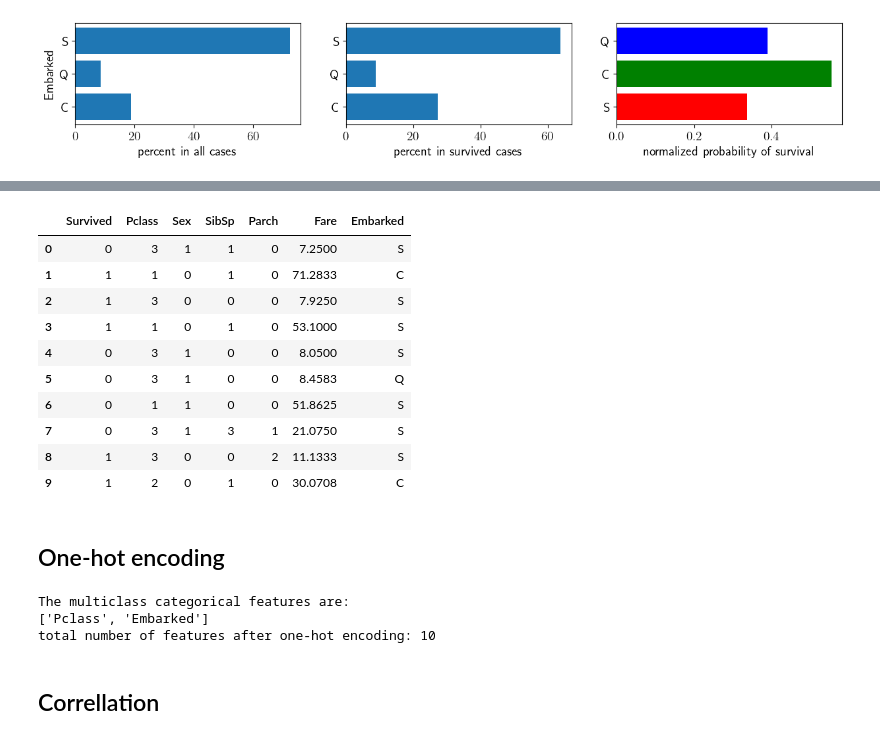
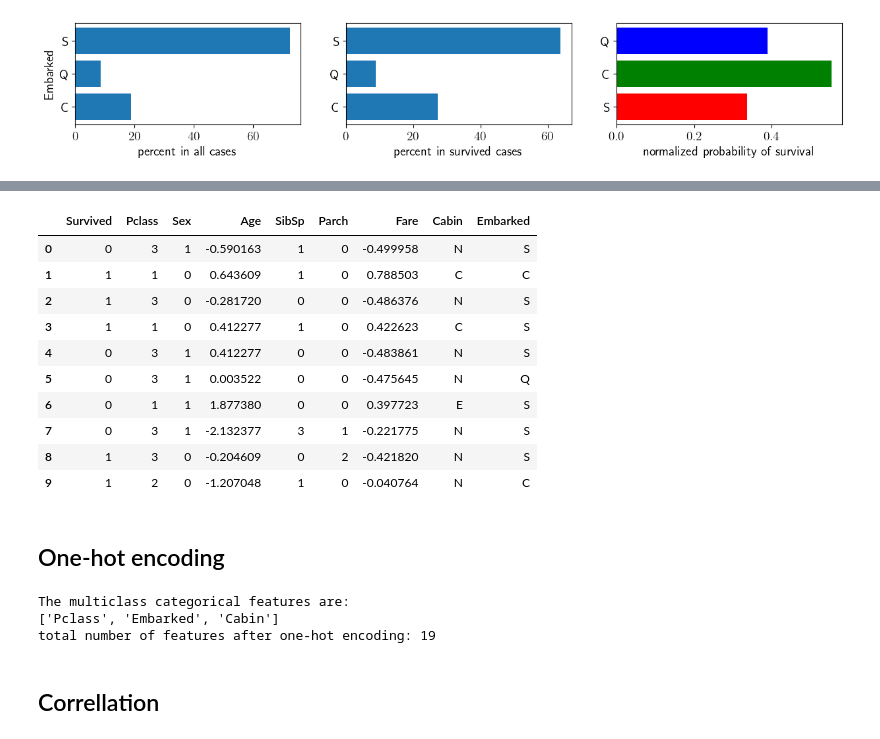
Before and after one commit to rfjd/Machine-Learning, a Jupyter notebook: kaggle/Competitions/Titanic/titanic.ipynb, the cells around one changed output, grey strips where cells are left out. Saved outputs shown, nothing was run; the diff lists cells and outputs as text; code cells hidden in the pictures.

```diff
--- a/kaggle/Competitions/Titanic/titanic.ipynb
+++ b/kaggle/Competitions/Titanic/titanic.ipynb
@@ -179,6 +182,7 @@ Length: 89, dtype: int64
 # %%
 mean_Age = data_train['Age'].mean()
 data_train['Age'] = data_train['Age'].fillna(mean_Age)
+data_test['Age'] = data_test['Age'].fillna(mean_Age)
 age_data = data_train.value_counts('Age',dropna=False)
 # %%
 survived_by_feature, feature_counts, ax, fig = barplots('Age',data_train)
@@ -293,0 +304,12 @@ Length: 148, dtype: int64
+# %%
+data_train['Cabin'] = data_train['Cabin'].fillna('N')
+data_test['Cabin'] = data_test['Cabin'].fillna('N')
+def group_cabin(cabin):
+    if ((cabin == 'N') or (cabin[0] == 'T')):
+        return 'N'
+    else:
+        return cabin[0]
+
+data_train['Cabin'] = data_train['Cabin'].apply(group_cabin)
+data_test['Cabin'] = data_test['Cabin'].apply(group_cabin)
+data_train.head()
@@ -332,0 +375,10 @@ We consider **Pclass**, **Sex**, **SibSp**, **Parch**, **Fare**, and **Embarked*
+# %%
+mean_Age, std_Age = data_train.Age.mean(), data_train.Age.std()
+mean_Fare, std_Fare = data_train.Fare.mean(), data_train.Fare.std()
+data_train.Age = (data_train.Age-mean_Age)/std_Age
+data_train.Fare = (data_train.Fare-mean_Fare)/std_Fare
+
+data_test.Age = (data_test.Age-mean_Age)/std_Age
+data_test.Fare = (data_test.Fare-mean_Fare)/std_Fare
+
+data_train.head()
@@ -333,31 +392,33 @@ We consider **Pclass**, **Sex**, **SibSp**, **Parch**, **Fare**, and **Embarked*
 # %%
-dataCleaned = data_train.drop(columns=['PassengerId','Name','Age','Ticket','Cabin'])
-dataCleaned.head(10)
+data_train_Cleaned = data_train.drop(columns=['PassengerId','Name','Ticket'])
+data_test_Cleaned = data_test.drop(columns=['Name','Ticket'])
+data_train_Cleaned.head(10)
 # %% [output]
-|  | Survived | Pclass | Sex | SibSp | Parch | Fare | Embarked |
-| 0 | 0 | 3 | 1 | 1 | 0 | 7.2500 | S |
-| 1 | 1 | 1 | 0 | 1 | 0 | 71.2833 | C |
-| 2 | 1 | 3 | 0 | 0 | 0 | 7.9250 | S |
-| 3 | 1 | 1 | 0 | 1 | 0 | 53.1000 | S |
-| 4 | 0 | 3 | 1 | 0 | 0 | 8.0500 | S |
-| 5 | 0 | 3 | 1 | 0 | 0 | 8.4583 | Q |
-| 6 | 0 | 1 | 1 | 0 | 0 | 51.8625 | S |
-| 7 | 0 | 3 | 1 | 3 | 1 | 21.0750 | S |
-| 8 | 1 | 3 | 0 | 0 | 2 | 11.1333 | S |
-| 9 | 1 | 2 | 0 | 1 | 0 | 30.0708 | C |
+|  | Survived | Pclass | Sex | Age | SibSp | Parch | Fare | Cabin | Embarked |
+| 0 | 0 | 3 | 1 | -0.590163 | 1 | 0 | -0.499958 | N | S |
+| 1 | 1 | 1 | 0 | 0.643609 | 1 | 0 | 0.788503 | C | C |
+| 2 | 1 | 3 | 0 | -0.281720 | 0 | 0 | -0.486376 | N | S |
+| 3 | 1 | 1 | 0 | 0.412277 | 1 | 0 | 0.422623 | C | S |
+| 4 | 0 | 3 | 1 | 0.412277 | 0 | 0 | -0.483861 | N | S |
+| 5 | 0 | 3 | 1 | 0.003522 | 0 | 0 | -0.475645 | N | Q |
+| 6 | 0 | 1 | 1 | 1.877380 | 0 | 0 | 0.397723 | E | S |
+| 7 | 0 | 3 | 1 | -2.132377 | 3 | 1 | -0.221775 | N | S |
+| 8 | 1 | 3 | 0 | -0.204609 | 0 | 2 | -0.421820 | N | S |
+| 9 | 1 | 2 | 0 | -1.207048 | 1 | 0 | -0.040764 | N | C |
 # %% [markdown]
 ## One-hot encoding
 # %%
-cat_features = ['Pclass','Embarked']
+cat_features = ['Pclass','Embarked','Cabin']
 print(f"The multiclass categorical features are:\n{cat_features}")
-dataOHE = pd.get_dummies(data = dataCleaned, prefix = cat_features, columns = cat_features)
+data_train_OHE = pd.get_dummies(data = data_train_Cleaned, prefix = cat_features, columns = cat_features)
+data_test_OHE = pd.get_dummies(data = data_test_Cleaned, prefix = cat_features, columns = cat_features)
 
-features = [x for x in dataOHE.columns if x != 'Survived']
+features = [x for x in data_train_OHE.columns if x != 'Survived']
 print(f"total number of features after one-hot encoding: {len(features)}")
 # %% [output]
 The multiclass categorical features are:
-['Pclass', 'Embarked']
-total number of features after one-hot encoding: 10
+['Pclass', 'Embarked', 'Cabin']
+total number of features after one-hot encoding: 19
 # %% [markdown]
 ## Correllation
 # %%
```
Also changed, not shown: parts of 28 cells of this notebook, 1 other file.
